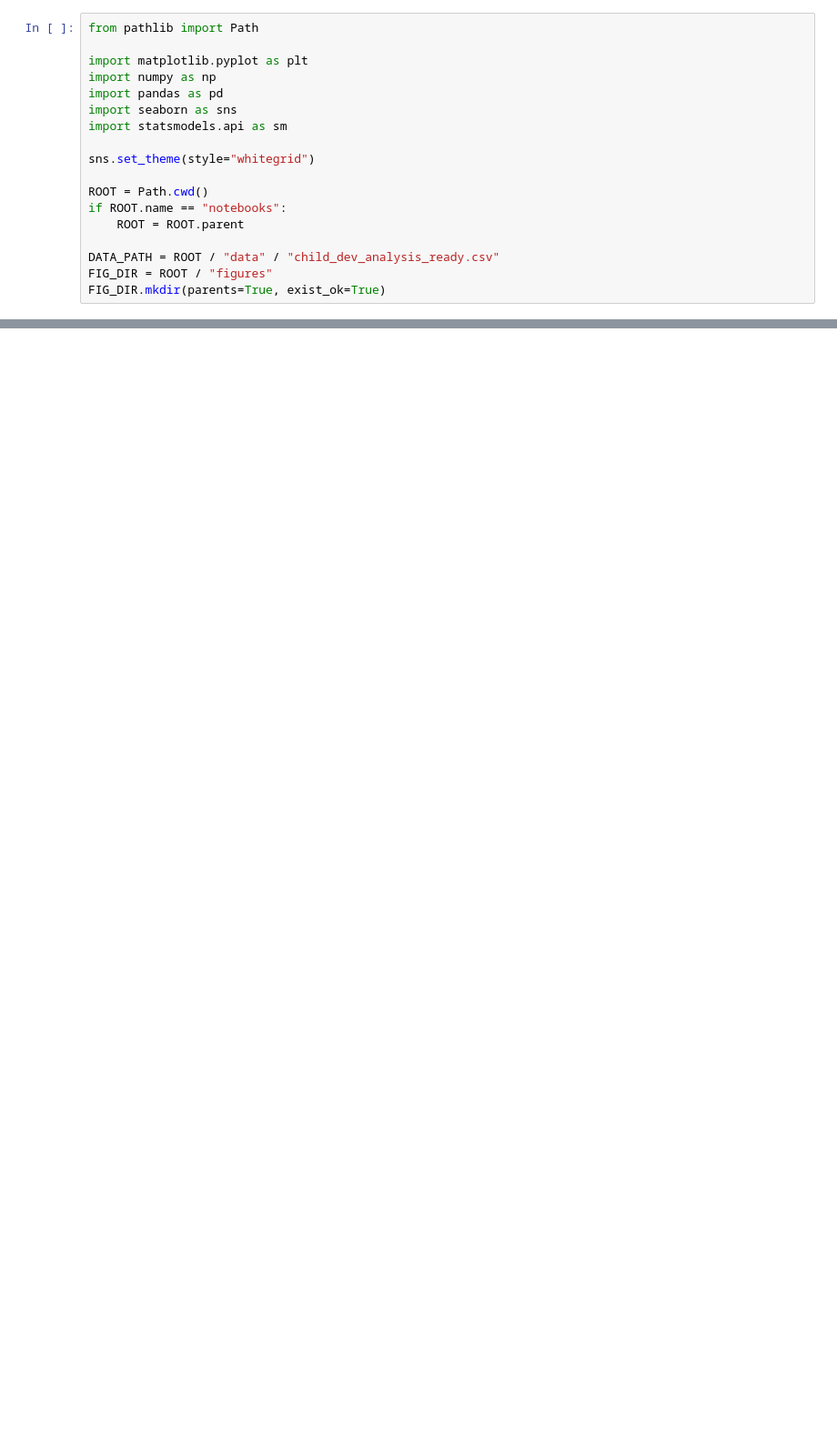
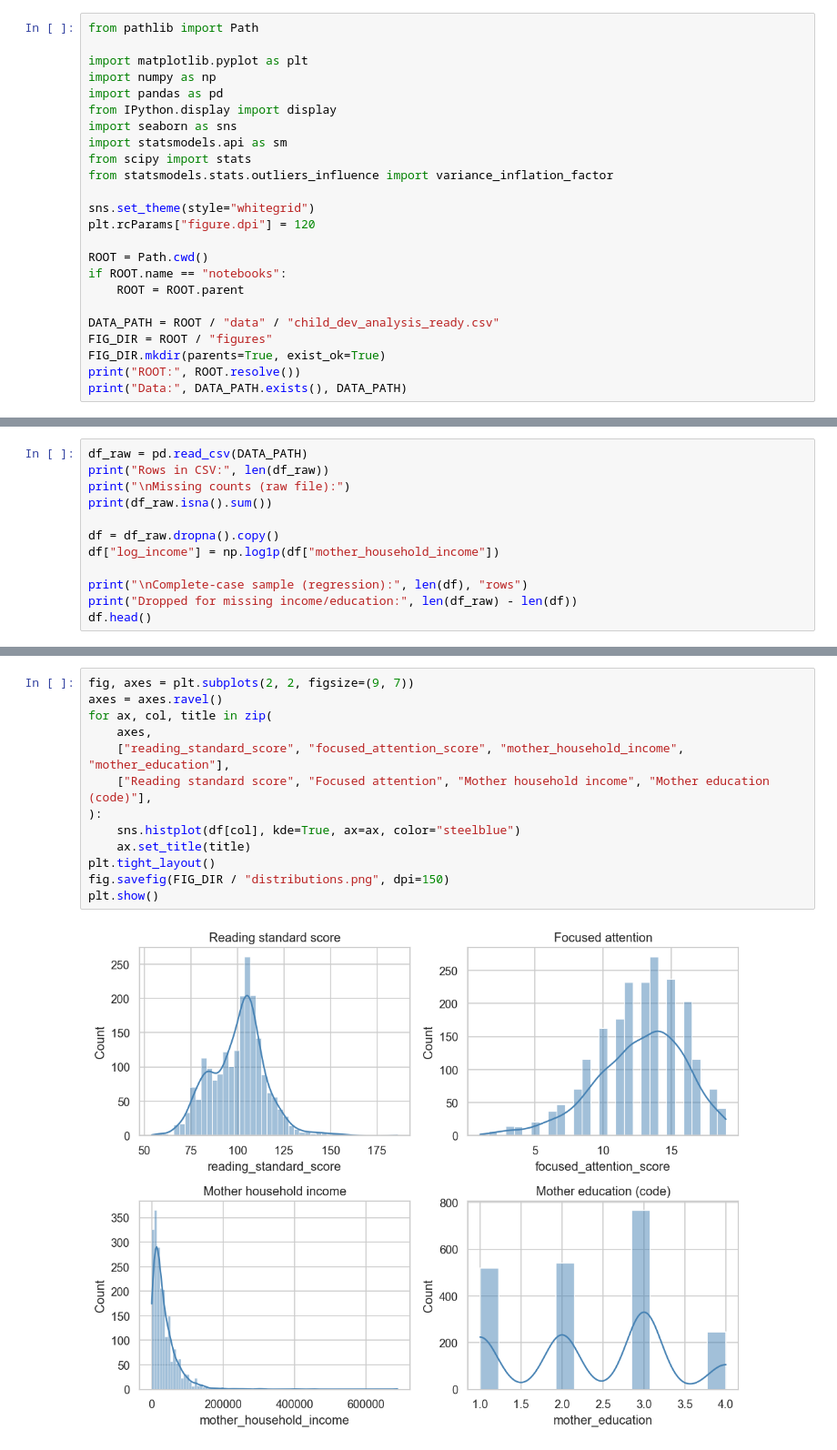
Before and after one commit to adam-zhu1/child-development-analysis, a Jupyter notebook: notebooks/analysis.ipynb, the cells around one changed output, grey strips where cells are left out. Shown at 91% size. Drawn from its saved outputs; the diff is of its cells as text; blank space fills up the shorter version.

Commit message:
Complete analysis: full notebook (EDA, OLS, VIF, diagnostics), expanded README, new figures
Made-with: Cursor

```diff
--- a/notebooks/analysis.ipynb
+++ b/notebooks/analysis.ipynb
@@ -8,10 +16,14 @@ from pathlib import Path
 import matplotlib.pyplot as plt
 import numpy as np
 import pandas as pd
+from IPython.display import display
 import seaborn as sns
 import statsmodels.api as sm
+from scipy import stats
+from statsmodels.stats.outliers_influence import variance_inflation_factor
 
 sns.set_theme(style="whitegrid")
+plt.rcParams["figure.dpi"] = 120
 
 ROOT = Path.cwd()
 if ROOT.name == "notebooks":
@@ -20,3 +32,5 @@ if ROOT.name == "notebooks":
 DATA_PATH = ROOT / "data" / "child_dev_analysis_ready.csv"
 FIG_DIR = ROOT / "figures"
 FIG_DIR.mkdir(parents=True, exist_ok=True)
+print("ROOT:", ROOT.resolve())
+print("Data:", DATA_PATH.exists(), DATA_PATH)
@@ -32,0 +45,12 @@ df.shape
+# %%
+df_raw = pd.read_csv(DATA_PATH)
+print("Rows in CSV:", len(df_raw))
+print("\nMissing counts (raw file):")
+print(df_raw.isna().sum())
+
+df = df_raw.dropna().copy()
+df["log_income"] = np.log1p(df["mother_household_income"])
+
+print("\nComplete-case sample (regression):", len(df), "rows")
+print("Dropped for missing income/education:", len(df_raw) - len(df))
+df.head()
@@ -45,0 +94,15 @@ corr
+# %%
+fig, axes = plt.subplots(2, 2, figsize=(9, 7))
+axes = axes.ravel()
+for ax, col, title in zip(
+    axes,
+    ["reading_standard_score", "focused_attention_score", "mother_household_income", "mother_education"],
+    ["Reading standard score", "Focused attention", "Mother household income", "Mother education (code)"],
+):
+    sns.histplot(df[col], kde=True, ax=ax, color="steelblue")
+    ax.set_title(title)
+plt.tight_layout()
+fig.savefig(FIG_DIR / "distributions.png", dpi=150)
+plt.show()
+# %% [output]
+[figure, added]
```
Also changed, not shown: parts of 37 cells of this notebook, 8 other files.
